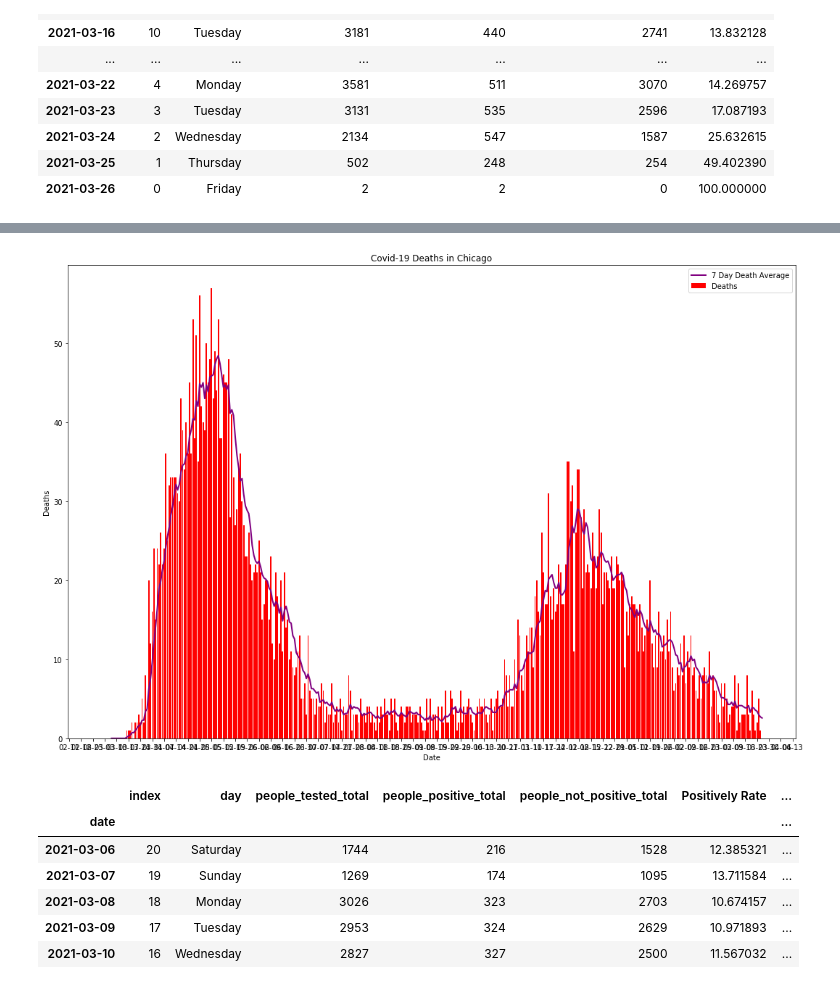
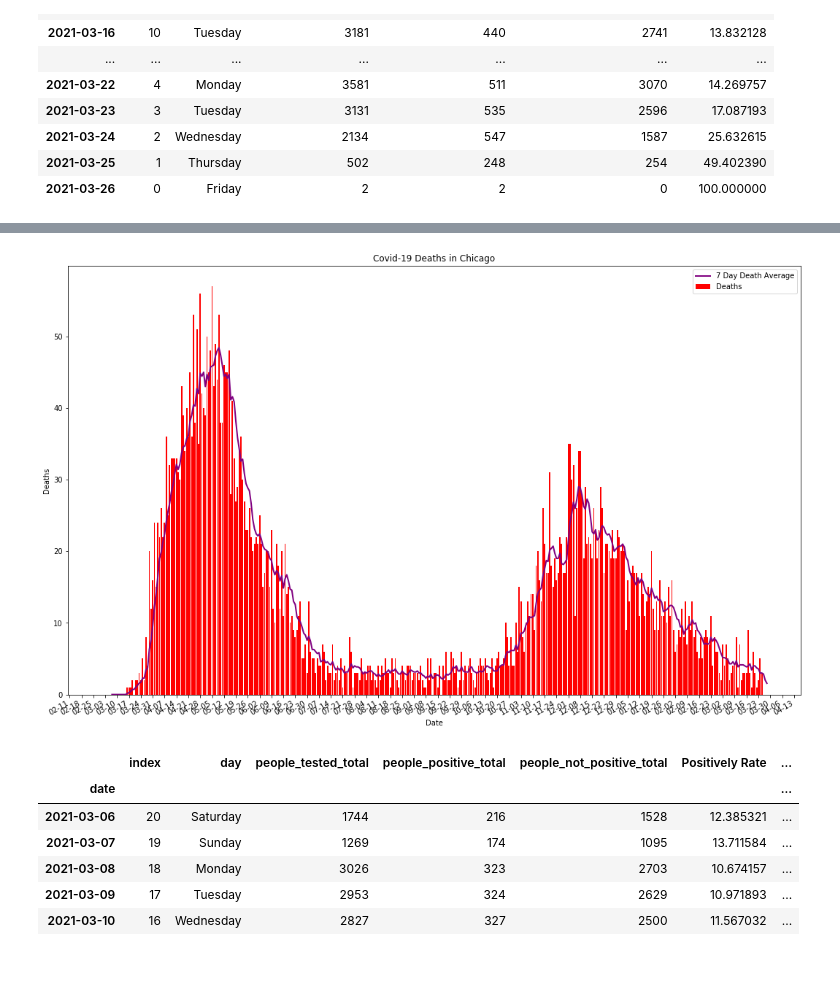
Before and after one commit to Chthonic09/ChicagoCoronaData, a Jupyter notebook: Chicago Corona.ipynb, the cells around one changed output, grey strips where cells are left out. Cells and saved outputs as stored; diff of their text form; code cells hidden in the pictures.

```diff
--- a/Chicago Corona.ipynb
+++ b/Chicago Corona.ipynb
@@ -125,19 +127,20 @@ deaths.tail(20)
 # %%
 fig, ax = plt.subplots(figsize=(18, 12))
 ax.bar(deaths.index, deaths['deaths_total'], label='Deaths', color='red')
 
 ax.plot(deaths.index, deaths['Seven_Day_Death_Average'], linewidth=2, color='purple', label='7 Day Death Average')
 
 ax.xaxis.set_major_locator(mdates.WeekdayLocator())
 ax.xaxis.set_major_formatter(mdates.DateFormatter('%m-%d'))
 
 ax.set_xlabel('Date')
 ax.set_ylabel('Deaths')
 ax.set_title('Covid-19 Deaths in Chicago')
 ax.legend()
+fig.autofmt_xdate()
 plt.show()
 # %% [output]
-[figure, old version]
+[figure, new version]
 # %%
 positively.tail(21)
 # %% [output]
```
Also changed, not shown: parts of 4 cells of this notebook, 1 other file.
